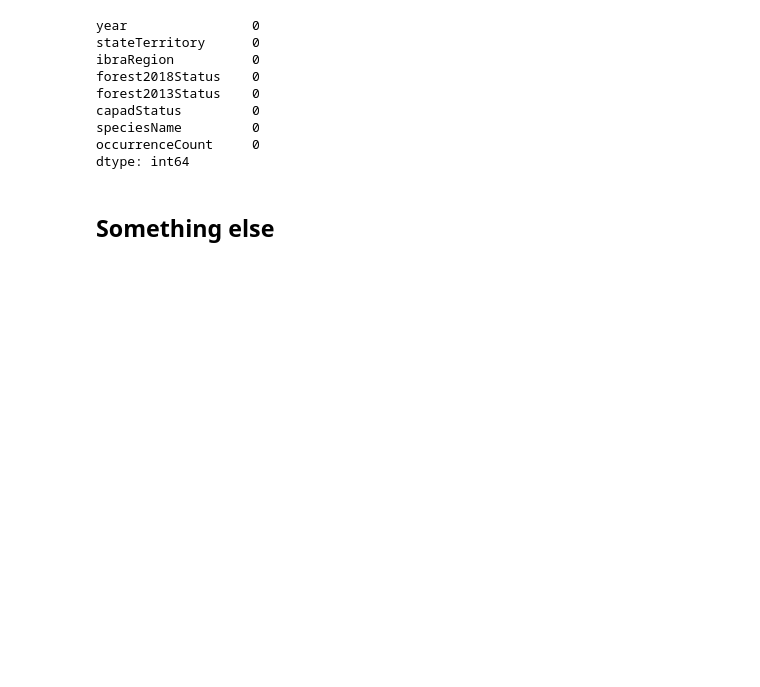
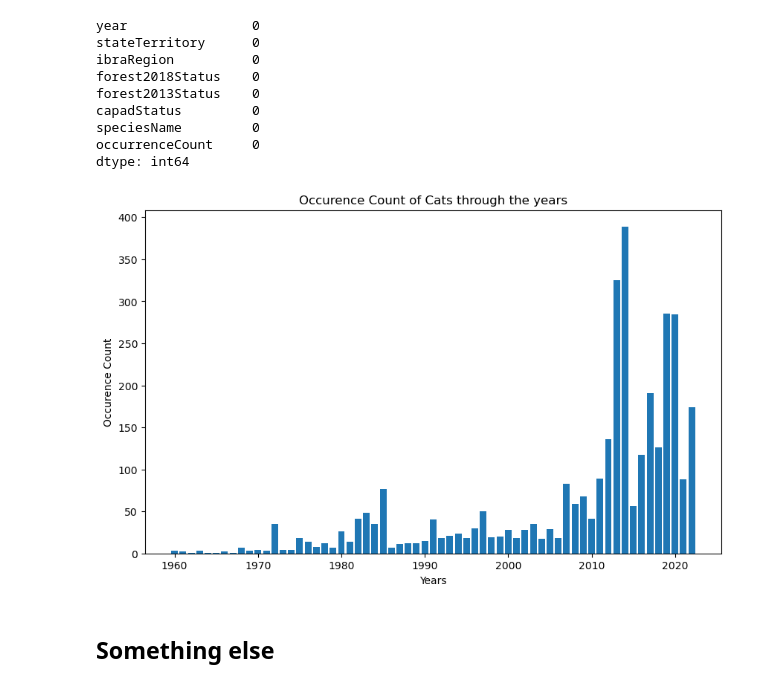
Before and after one commit to liza-drini/ceu-ds-project-C-2026, a Jupyter notebook: src/ben_realtime.ipynb, the cells around one changed output. Drawn from its saved outputs; the diff is of its cells as text; code cells hidden in the pictures; blank space fills up the shorter version.

Commit message:
bar plot

```diff
--- a/src/ben_realtime.ipynb
+++ b/src/ben_realtime.ipynb
@@ -83,3 +83,13 @@ capadStatus         0
 speciesName         0
 occurrenceCount     0
 dtype: int64
+# %%
+import matplotlib.pyplot as plt
+plt.figure(figsize=(10, 6))
+plt.bar(rt_df['year'], rt_df['occurrenceCount'])
+plt.xlabel('Years')
+plt.ylabel('Occurence Count')
+plt.title('Occurence Count of Cats through the years')
+plt.show()
+# %% [output]
+[figure, added]
```
Also changed, not shown: parts of 1 cell of this notebook.
